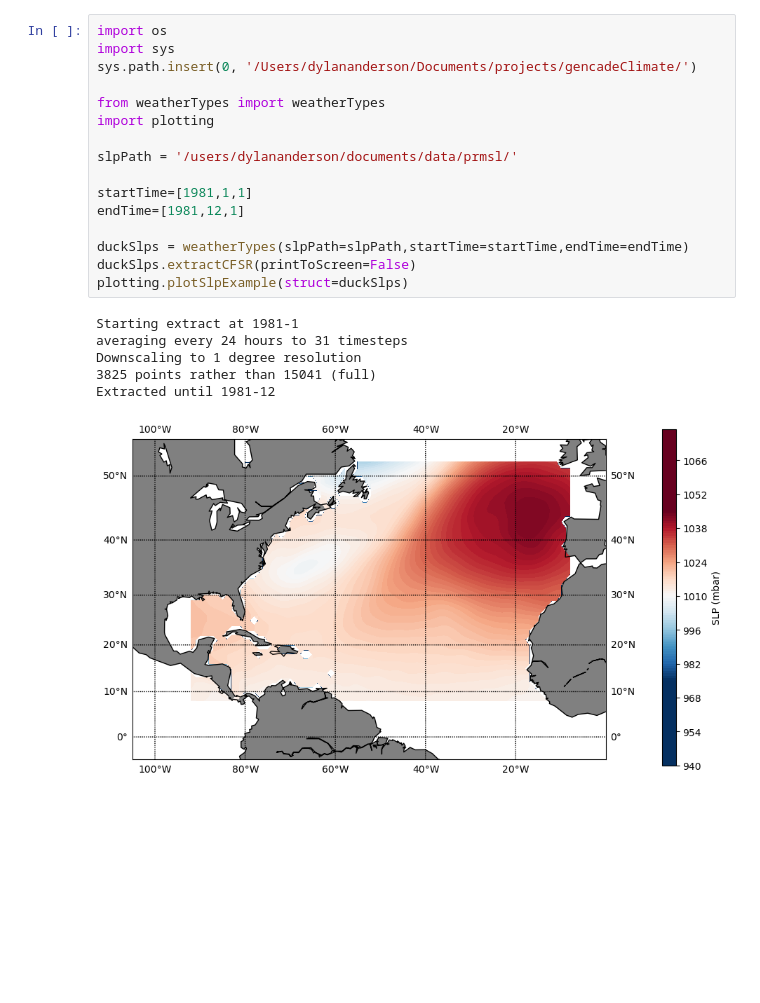
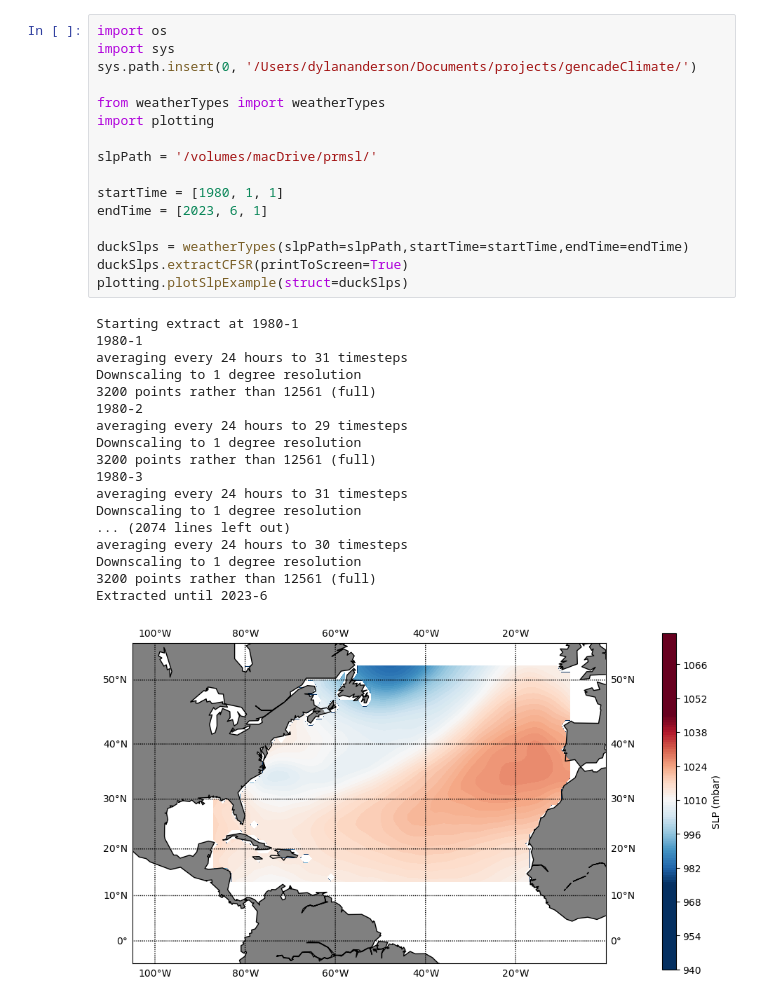
Before and after one commit to anderdyl/gencadeClimate, a Jupyter notebook: examples/duckTest.ipynb, the cells around one changed output. Drawn from its saved outputs; the diff is of its cells as text; blank space fills up the shorter version.

```diff
--- a/examples/duckTest.ipynb
+++ b/examples/duckTest.ipynb
@@ -1,24 +1,36 @@
 # %%
 import os
 import sys
 sys.path.insert(0, '/Users/dylananderson/Documents/projects/gencadeClimate/')
 
 from weatherTypes import weatherTypes
 import plotting
 
-slpPath = '/users/dylananderson/documents/data/prmsl/'
+slpPath = '/volumes/macDrive/prmsl/'
 
-startTime=[1981,1,1]
-endTime=[1981,12,1]
+startTime = [1980, 1, 1]
+endTime = [2023, 6, 1]
 
 duckSlps = weatherTypes(slpPath=slpPath,startTime=startTime,endTime=endTime)
-duckSlps.extractCFSR(printToScreen=False)
+duckSlps.extractCFSR(printToScreen=True)
 plotting.plotSlpExample(struct=duckSlps)
 # %% [output]
-Starting extract at 1981-1
+Starting extract at 1980-1
+1980-1
 averaging every 24 hours to 31 timesteps
 Downscaling to 1 degree resolution
-3825 points rather than 15041 (full)
-Extracted until 1981-12
+3200 points rather than 12561 (full)
+1980-2
+averaging every 24 hours to 29 timesteps
+Downscaling to 1 degree resolution
+3200 points rather than 12561 (full)
+1980-3
+averaging every 24 hours to 31 timesteps
+Downscaling to 1 degree resolution
+... (2074 lines left out)
+averaging every 24 hours to 30 timesteps
+Downscaling to 1 degree resolution
+3200 points rather than 12561 (full)
+Extracted until 2023-6
-[figure, old version]
+[figure, new version]
 # %%
```
Also changed, not shown: parts of 4 cells of this notebook, 1 other file.
